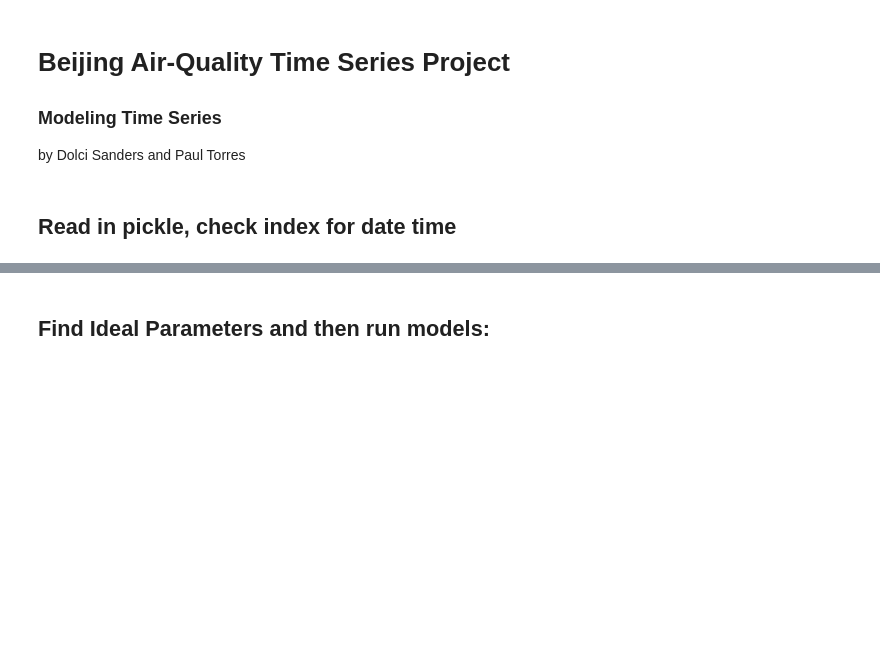
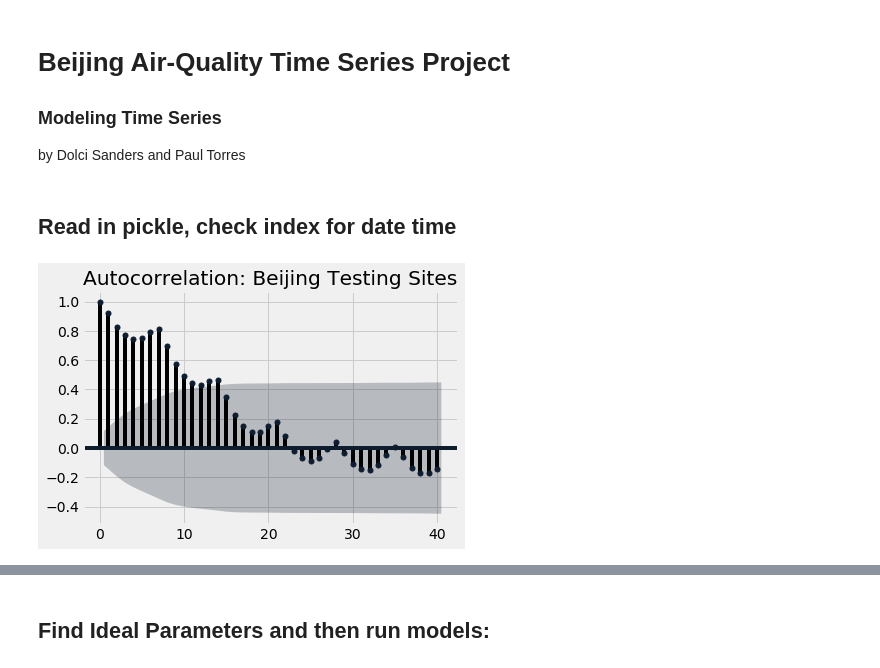
Before and after one commit to dolcikey/TimeSeriesForecasting_BeijingAirQuality, a Jupyter notebook: 003_Modeling.ipynb, the cells around one changed output, grey strips where cells are left out. Cells and saved outputs as stored; diff of their text form; code cells hidden in the pictures; blank space fills up the shorter version.

```diff
--- a/003_Modeling.ipynb
+++ b/003_Modeling.ipynb
@@ -51,3 +51,9 @@ time = pd.read_pickle('PKL/time.pkl')
 # %%
 #train.index = pd.DatetimeIndex(train.index).to_period('D')
 #test.index = pd.DatetimeIndex(test.index).to_period('D')
+# %%
+title = 'Autocorrelation: Beijing Testing Sites'
+lags = 40
+plot_acf(np.log(df['PM2.5']),title=title,lags=lags);
+# %% [output]
+[figure, added]
```
Also changed, not shown: parts of 38 cells of this notebook.
